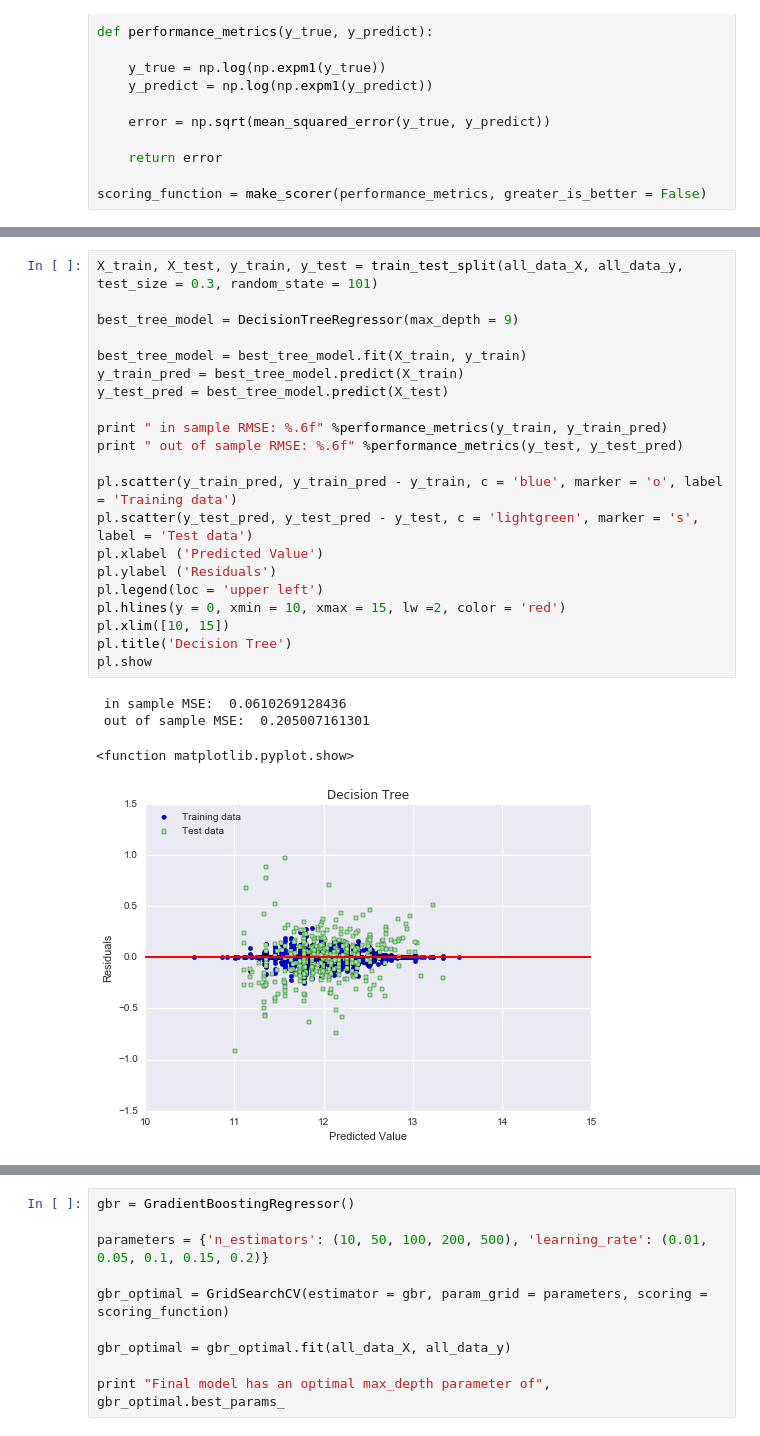
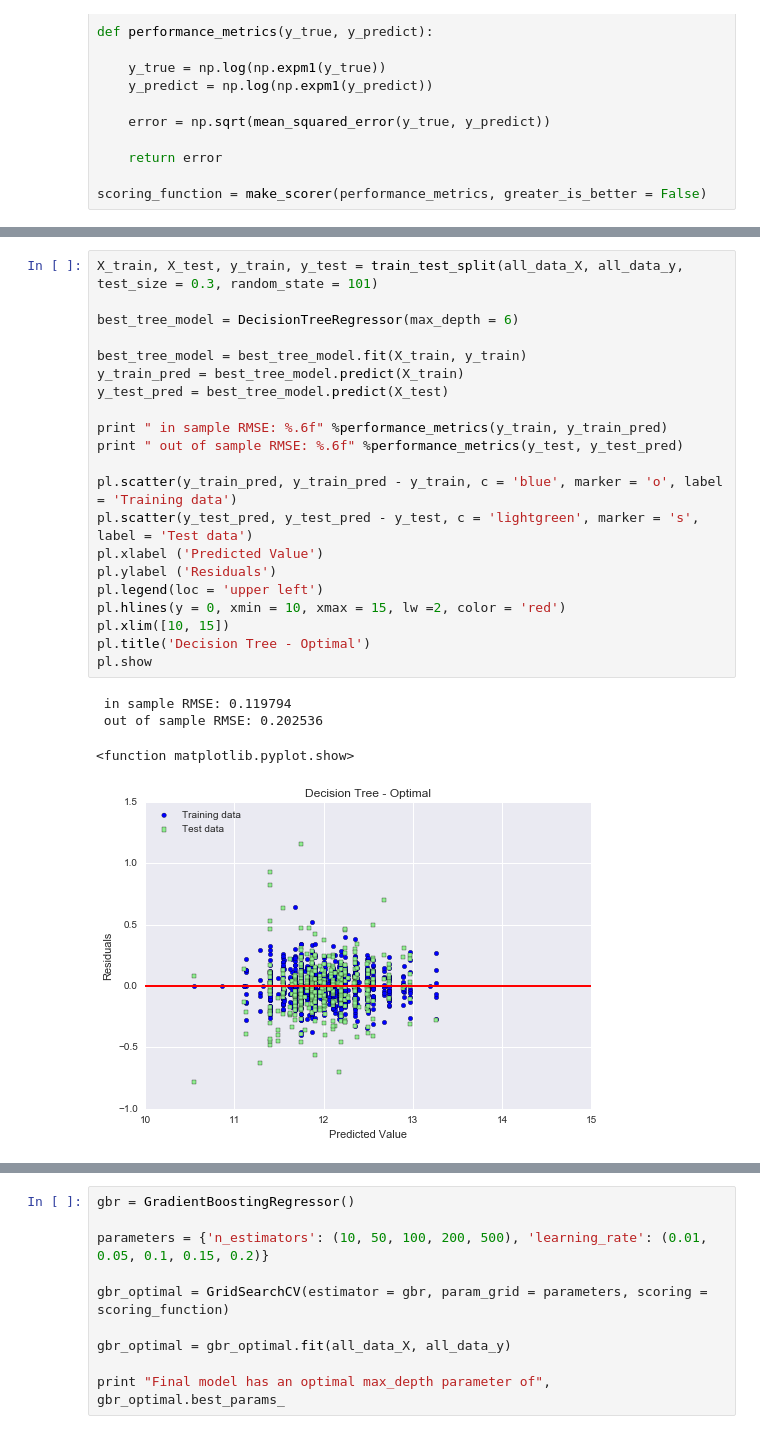
Before and after one commit to YashiKate/house_price, a Jupyter notebook: house_price_Yan.ipynb, the cells around one changed output, grey strips where cells are left out. Drawn from its saved outputs; the diff is of its cells as text.

Commit message:
docs & code: Update code and report
Update code with importance of features selected by lasso model; add residual plots for the models with default hyper-parameters; update the report accordingly

```diff
--- a/house_price_Yan.ipynb
+++ b/house_price_Yan.ipynb
@@ -549,29 +561,29 @@ Final model has an optimal max_depth parameter of 9
 # %%
 X_train, X_test, y_train, y_test = train_test_split(all_data_X, all_data_y, test_size = 0.3, random_state = 101)
 
-best_tree_model = DecisionTreeRegressor(max_depth = 9)
+best_tree_model = DecisionTreeRegressor(max_depth = 6)
 
 best_tree_model = best_tree_model.fit(X_train, y_train)
 y_train_pred = best_tree_model.predict(X_train)
 y_test_pred = best_tree_model.predict(X_test)
 
 print " in sample RMSE: %.6f" %performance_metrics(y_train, y_train_pred)
 print " out of sample RMSE: %.6f" %performance_metrics(y_test, y_test_pred)
 
 pl.scatter(y_train_pred, y_train_pred - y_train, c = 'blue', marker = 'o', label = 'Training data')
 pl.scatter(y_test_pred, y_test_pred - y_test, c = 'lightgreen', marker = 's', label = 'Test data')
 pl.xlabel ('Predicted Value')
 pl.ylabel ('Residuals')
 pl.legend(loc = 'upper left')
 pl.hlines(y = 0, xmin = 10, xmax = 15, lw =2, color = 'red')
 pl.xlim([10, 15])
-pl.title('Decision Tree')
+pl.title('Decision Tree - Optimal')
 pl.show
 # %% [output]
- in sample MSE:  0.0610269128436
- out of sample MSE:  0.205007161301
+ in sample RMSE: 0.119794
+ out of sample RMSE: 0.202536
 <function matplotlib.pyplot.show>
-[figure, old version]
+[figure, new version]
 # %%
 # train a randomforesregressor using the default values
 from sklearn.ensemble import RandomForestRegressor
```
Also changed, not shown: parts of 19 cells of this notebook, 1 other file.
